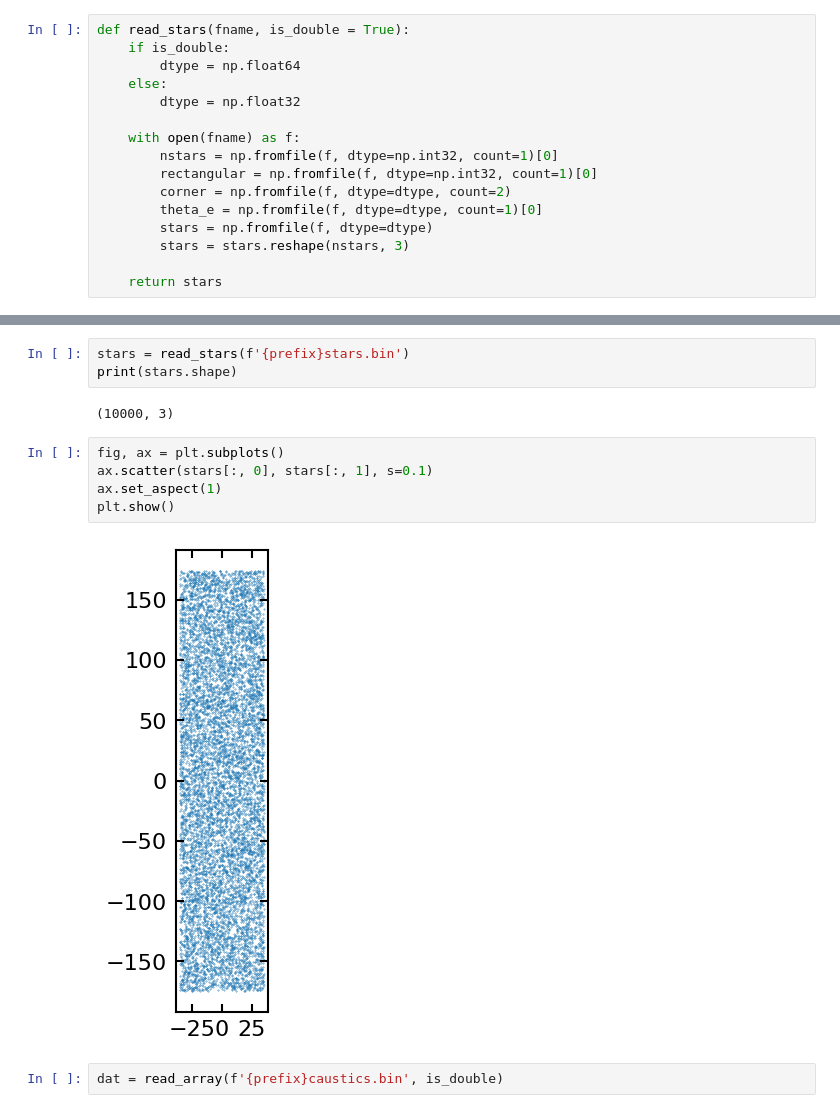
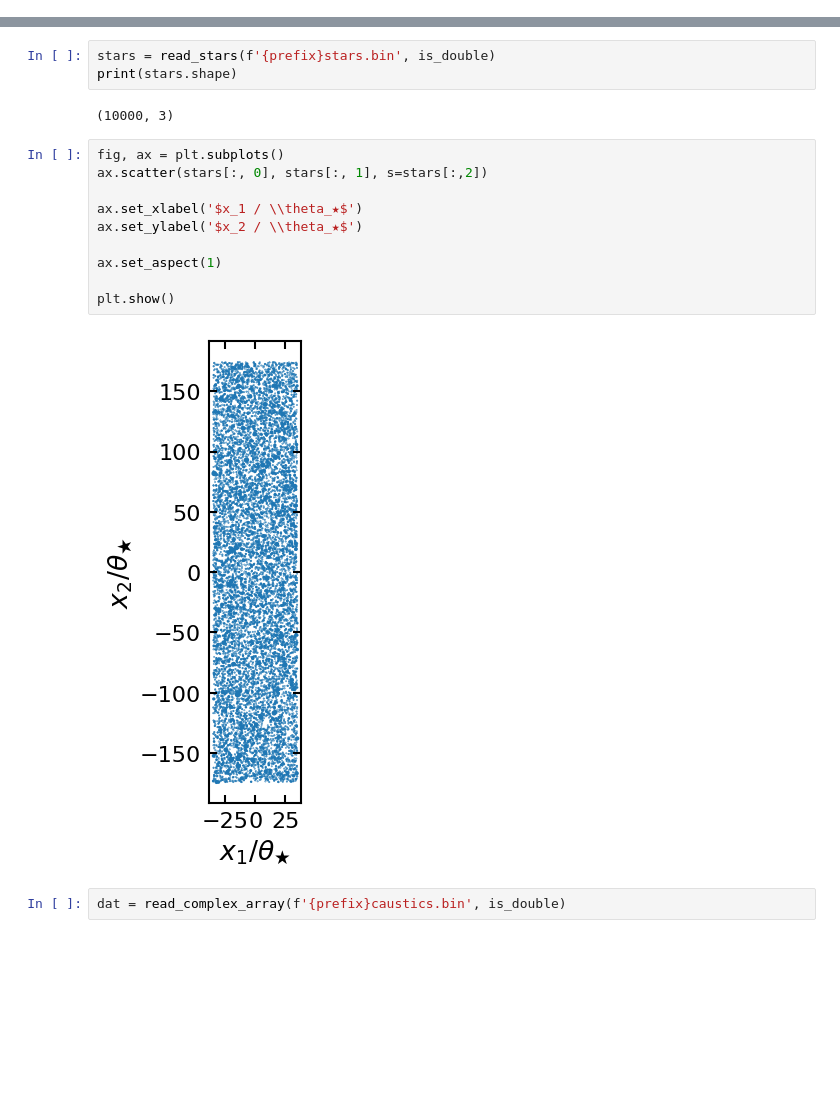
Before and after one commit to weisluke/ccf, a Jupyter notebook: view_output.ipynb, the cells around one changed output, grey strips where cells are left out. Saved outputs shown, nothing was run; the diff lists cells and outputs as text; blank space fills up the shorter version.

```diff
--- a/view_output.ipynb
+++ b/view_output.ipynb
@@ -21,16 +8,0 @@ def read_params(fname):
-# %%
-def read_stars(fname, is_double = True):
-    if is_double:
-        dtype = np.float64
-    else:
-        dtype = np.float32
-
-    with open(fname) as f:
-        nstars = np.fromfile(f, dtype=np.int32, count=1)[0]
-        rectangular = np.fromfile(f, dtype=np.int32, count=1)[0]
-        corner = np.fromfile(f, dtype=dtype, count=2)
-        theta_e = np.fromfile(f, dtype=dtype, count=1)[0]
-        stars = np.fromfile(f, dtype=dtype)
-        stars = stars.reshape(nstars, 3)
-
-    return stars
@@ -91,18 +32,23 @@ params
  't_ccs': 6.661,
  't_caustics': 0.036}
 # %%
-stars = read_stars(f'{prefix}stars.bin')
+stars = read_stars(f'{prefix}stars.bin', is_double)
 print(stars.shape)
 # %% [output]
 (10000, 3)
 # %%
 fig, ax = plt.subplots()
-ax.scatter(stars[:, 0], stars[:, 1], s=0.1)
+ax.scatter(stars[:, 0], stars[:, 1], s=stars[:,2])
+
+ax.set_xlabel('$x_1 / \\theta_★$')
+ax.set_ylabel('$x_2 / \\theta_★$')
+
 ax.set_aspect(1)
+
 plt.show()
 # %% [output]
-[figure, old version]
+[figure, new version]
 # %%
-dat = read_array(f'{prefix}caustics.bin', is_double)
+dat = read_complex_array(f'{prefix}caustics.bin', is_double)
 # %%
 fix, ax = plt.subplots()
```
Also changed, not shown: parts of 7 cells of this notebook, 1 other file.
